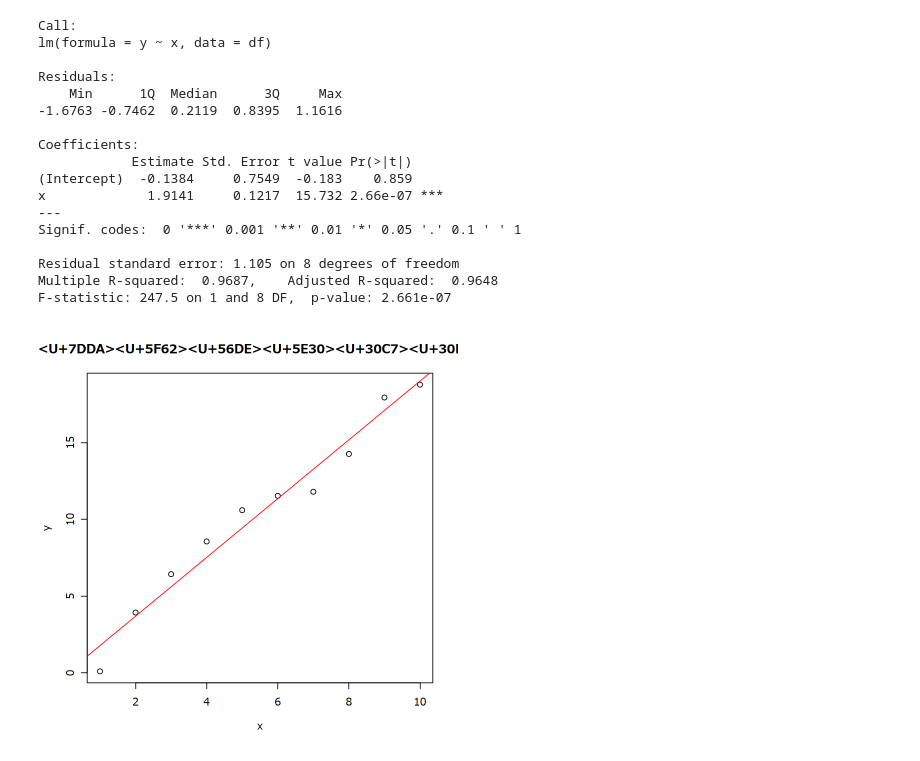
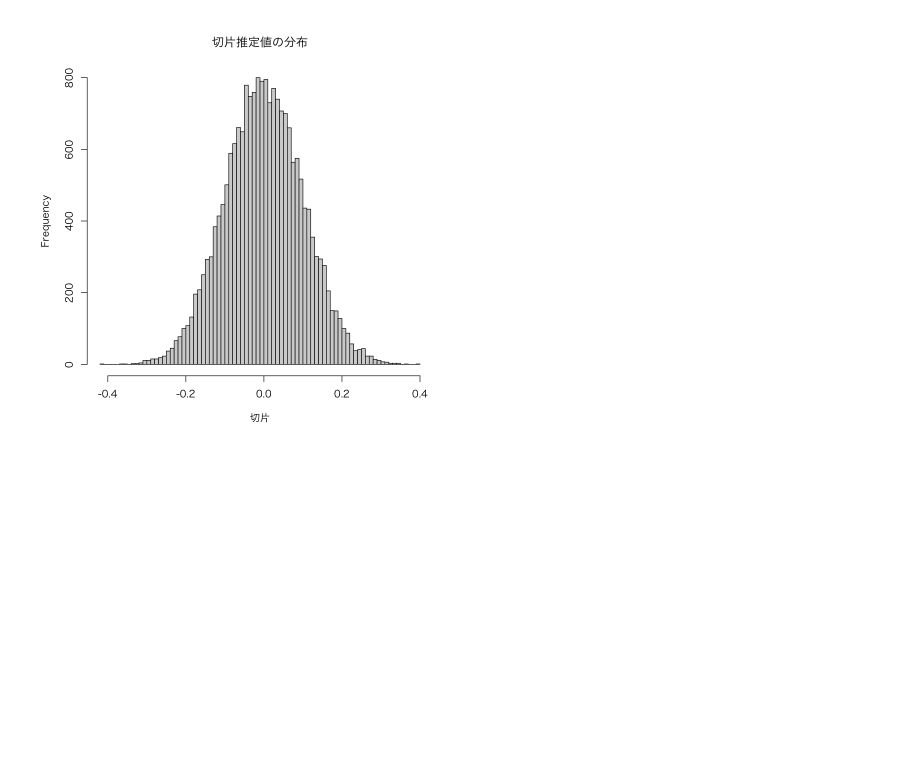
Before and after one commit to tamura003-toyo/algoprog, a Jupyter notebook: testR_lm.ipynb, the cells around one changed output. Cells and saved outputs as stored; diff of their text form; code cells hidden in the pictures; blank space fills up the shorter version.

```diff
--- a/testR_lm.ipynb
+++ b/testR_lm.ipynb
@@ -1,39 +1,30 @@
 # %%
 # サンプルデータの作成
-x <- 1:10
-y <- 2 * x + rnorm(10)
+set.seed(1223) # 再現性のためのシード設定
+nrepl = 20000
 
-# データフレームにまとめる
-df <- data.frame(x = x, y = y)
+coefs = list()
 
-# 線形回帰モデルの作成
-model <- lm(y ~ x, data = df)
+for (i in 1:nrepl) {
+  x <- rnorm(100)
+  y <- 2 * x + rnorm(100)
 
-# 回帰結果の表示
-summary(model)
+  # データフレームにまとめる
+  df <- data.frame(x = x, y = y)
 
-# macOS用の日本語フォント指定（警告が出ない例）
-par(family="Meiryo") # デフォルトフォント（日本語が表示されていればこれでOK）
+  # 線形回帰モデルの作成
+  model <- lm(y ~ x, data = df)
 
-# 散布図と回帰直線の描画
-plot(df$x, df$y, main = "線形回帰デモ", xlab = "x", ylab = "y")
-abline(model, col = "red")
+  # 回帰結果の表示
+  coefs[[i]] = coef(model)
+}
-# %% [output]
-Call:
-lm(formula = y ~ x, data = df)
-
-Residuals:
-    Min      1Q  Median      3Q     Max
--1.6763 -0.7462  0.2119  0.8395  1.1616
-
-Coefficients:
-            Estimate Std. Error t value Pr(>|t|)
-(Intercept)  -0.1384     0.7549  -0.183    0.859
-x             1.9141     0.1217  15.732 2.66e-07 ***
----
-Signif. codes:  0 '***' 0.001 '**' 0.01 '*' 0.05 '.' 0.1 ' ' 1
-
-Residual standard error: 1.105 on 8 degrees of freedom
-Multiple R-squared:  0.9687,    Adjusted R-squared:  0.9648
-F-statistic: 247.5 on 1 and 8 DF,  p-value: 2.661e-07
-[figure, removed]
+# %%
+coef = do.call(rbind, coefs)
+colnames(coef) = c("intercept", "slope")
+# %%
+par(family= "HiraKakuProN-W3")
+suppressWarnings(
+  hist(coef[,1], breaks="scott", main="切片推定値の分布", xlab="切片", cex=2)
+)
+# %% [output]
+[figure, added]
```
Also changed, not shown: 4 other files.
